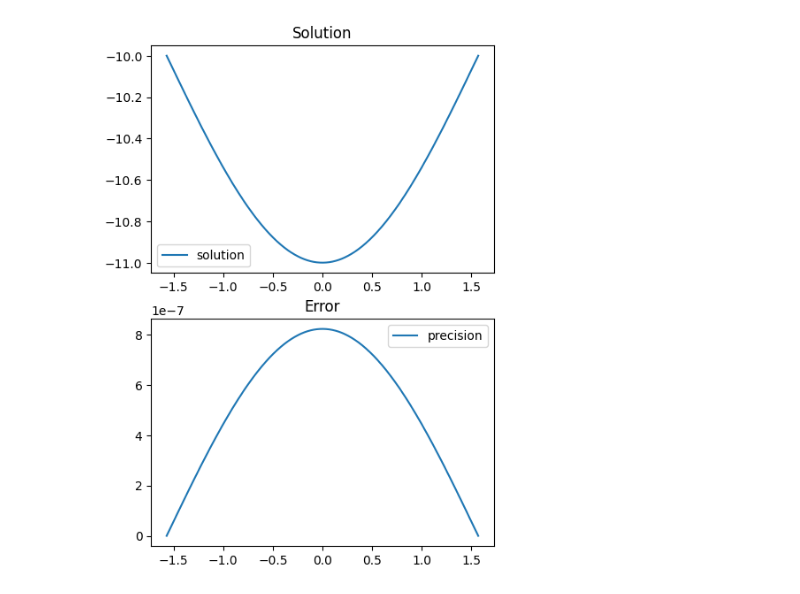
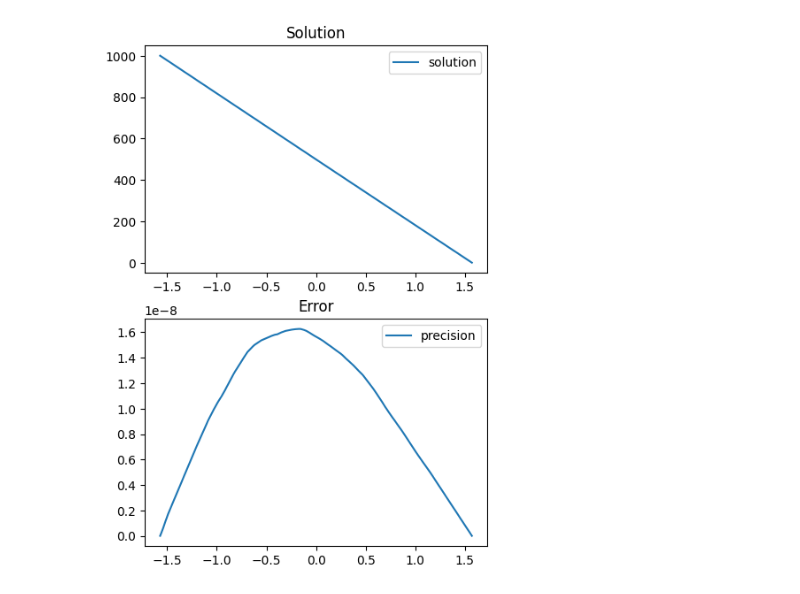
Before and after one commit to dckokis/OVF, a Jupyter notebook: task9/task9.ipynb, the cells around one changed output. Saved outputs shown, nothing was run; the diff lists cells and outputs as text; code cells hidden in the pictures.

Commit message:
task 10 done

```diff
--- a/task9/task9.ipynb
+++ b/task9/task9.ipynb
@@ -55,16 +57,16 @@ def solve(equation, n: int):
 
 		alpha_i = Ci(equation, xi, h) / (Bi(equation, xi, h) - Ai(equation, xi, h) * alpha_prev)
 
-		beta_i = (beta_prev * Ai(equation, xi, h) - Fi(equation, xi)) / \
-				 (Bi(equation, xi, h) - Ai(equation, xi, h) * alpha_prev)
+		beta_i = (beta_prev * Ai(equation, xi, h) - Fi(equation, xi)) / (
+					Bi(equation, xi, h) - Ai(equation, xi, h) * alpha_prev)
 
 		alpha.append(alpha_i)
 		beta.append(beta_i)
 
-	yn = (equation.beta2 * beta[len(beta) - 1] + equation.C2 * h) / (equation.beta2 * (1 - alpha[len(alpha) - 1]) + equation.alpha2 * h)
 	result = np.zeros(int(n) + 1)
 	output = list()
-
+	yn = (equation.beta2 * beta[len(beta) - 1] + equation.C2 * h) / (
+				equation.beta2 * (1 - alpha[len(alpha) - 1]) + equation.alpha2 * h)
 	result[n] = yn
 	output.append((equation.a + n * h, yn))
 	for i in reversed(range(1, n + 1)):
@@ -74,7 +76,7 @@ def solve(equation, n: int):
 		output.append((xi, result[i - 1]))
 	return output
 # %%
-def run_task(n=10, A=0, B=0, a=-np.pi / 2, b=np.pi / 2):
+def run_task(a, b, n=10, A=0, B=0):
 	equation = BorderEquation()
 	equation.a = a
 	equation.b = b
@@ -96,7 +98,8 @@ def run_task(n=10, A=0, B=0, a=-np.pi / 2, b=np.pi / 2):
 	ax[1].plot(x_dimension, error_list, label="precision")
 	ax[1].set_title("Error")
 	ax[1].legend()
-# %%
-run_task(1000, -10, -10)
-# %% [output]
-[figure, removed]
+# %%
+run_task(a=-np.pi / 2, b=np.pi / 2, n=10000, A=1000, B=0)
+# почему такая форма ошибки
+# %% [output]
+[figure, added]
```
Also changed, not shown: parts of 1 cell of this notebook.
